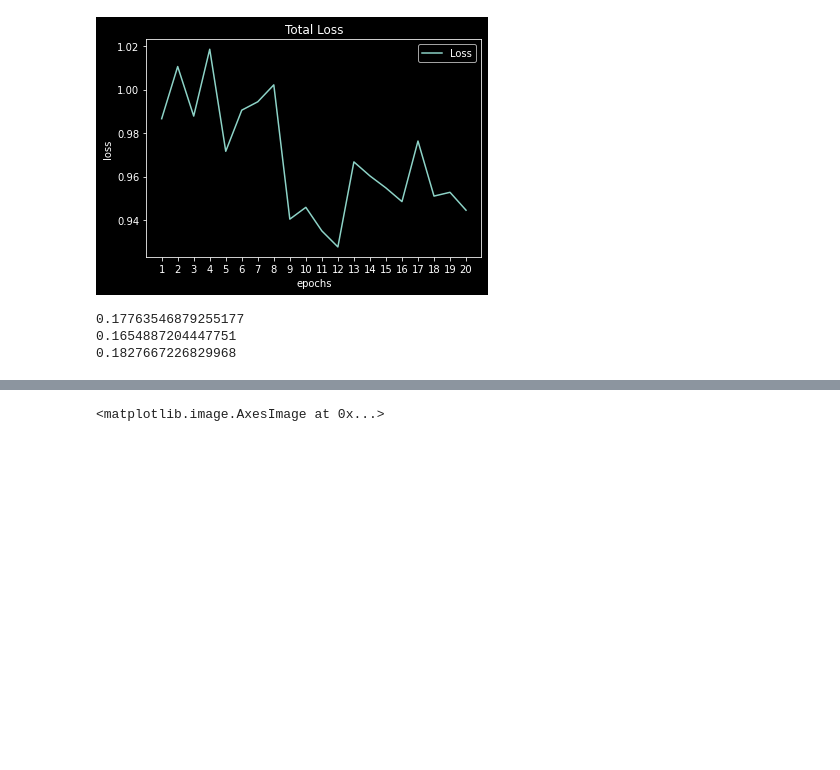
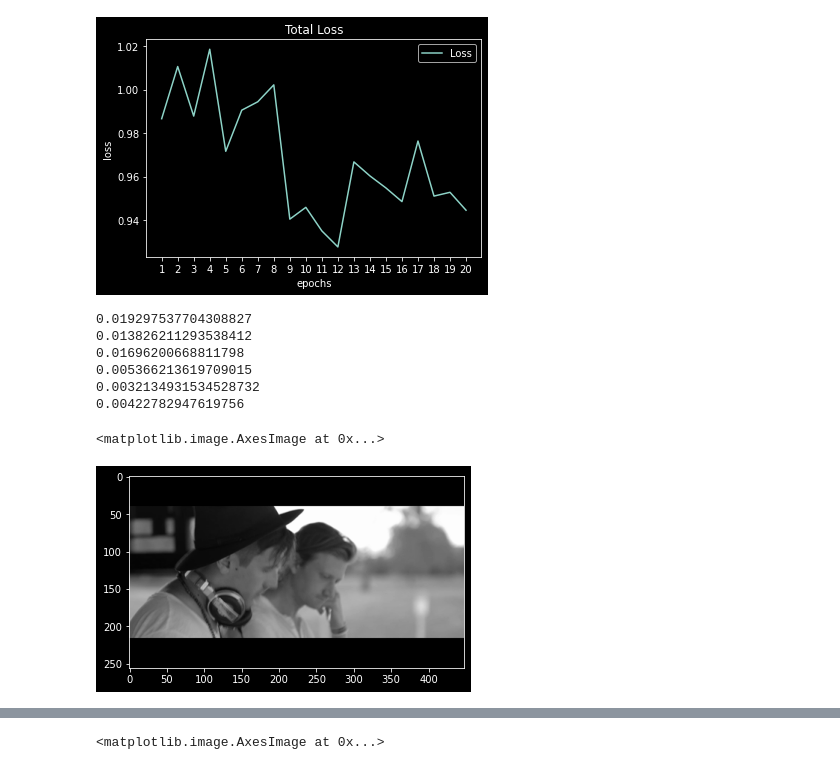
Before and after one commit to hanyuan97/MVSR, a Jupyter notebook: plt.ipynb, the cells around one changed output, grey strips where cells are left out. Cells and saved outputs as stored; diff of their text form; code cells hidden in the pictures; blank space fills up the shorter version.

```diff
--- a/plt.ipynb
+++ b/plt.ipynb
@@ -117,18 +117,36 @@ fig1.show()
 import cv2
 import numpy as np
 # %%
-im1 = cv2.imread("../dataset/vimeo90k/hr/00002/0025/im1.png")
-im2 = cv2.imread("../dataset/vimeo90k/hr/00002/0025/im2.png")
-im3 = cv2.imread("../dataset/vimeo90k/hr/00002/0025/im3.png")
+im1 = cv2.imread("../dataset/vimeo90k/hr/00002/0025/im1.png", cv2.IMREAD_GRAYSCALE).astype(np.float32)/255
+im2 = cv2.imread("../dataset/vimeo90k/hr/00002/0025/im2.png", cv2.IMREAD_GRAYSCALE).astype(np.float32)/255
+im3 = cv2.imread("../dataset/vimeo90k/hr/00002/0025/im3.png", cv2.IMREAD_GRAYSCALE).astype(np.float32)/255
 
-MAE_im1 = (np.mean(np.abs(im1-im2)/255) + np.mean(np.abs(im1-im3)/255))/3
-MAE_im2 = (np.mean(np.abs(im2-im1)/255) + np.mean(np.abs(im2-im3)/255))/3
-MAE_im3 = (np.mean(np.abs(im3-im1)/255) + np.mean(np.abs(im3-im2)/255))/3
+multiple = 51
+
+MAE_im1 = (np.mean(np.abs(im1*multiple-im2*multiple)) + np.mean(np.abs(im1*multiple-im3*multiple)))/3
+MAE_im2 = (np.mean(np.abs(im2*multiple-im1*multiple)) + np.mean(np.abs(im2*multiple-im3*multiple)))/3
+MAE_im3 = (np.mean(np.abs(im3*multiple-im1*multiple)) + np.mean(np.abs(im3*multiple-im2*multiple)))/3
+
+MSE_im1 = (np.mean(np.power(im1*multiple-im2*multiple, 2)) + np.mean(np.power(im1*multiple-im3*multiple, 2)))/3
+MSE_im2 = (np.mean(np.power(im2*multiple-im1*multiple, 2)) + np.mean(np.power(im2*multiple-im3*multiple, 2)))/3
+MSE_im3 = (np.mean(np.power(im3*multiple-im1*multiple, 2)) + np.mean(np.power(im3*multiple-im2*multiple, 2)))/3
 # %%
 print(MAE_im1)
 print(MAE_im2)
 print(MAE_im3)
+print(MSE_im1)
+print(MSE_im2)
+print(MSE_im3)
+im1_2_diff = np.abs(im1-im2)
 # %% [output]
-0.17763546879255177
-0.1654887204447751
-0.1827667226829968
+0.019297537704308827
+0.013826211293538412
+0.01696200668811798
+0.005366213619709015
+0.0032134931534528732
+0.00422782947619756
+# %%
+plt.imshow(im1, cmap='gray')
+# %% [output]
+<matplotlib.image.AxesImage at 0x...>
+[figure, added]
```
Also changed, not shown: parts of 3 cells of this notebook, 11 other files.
